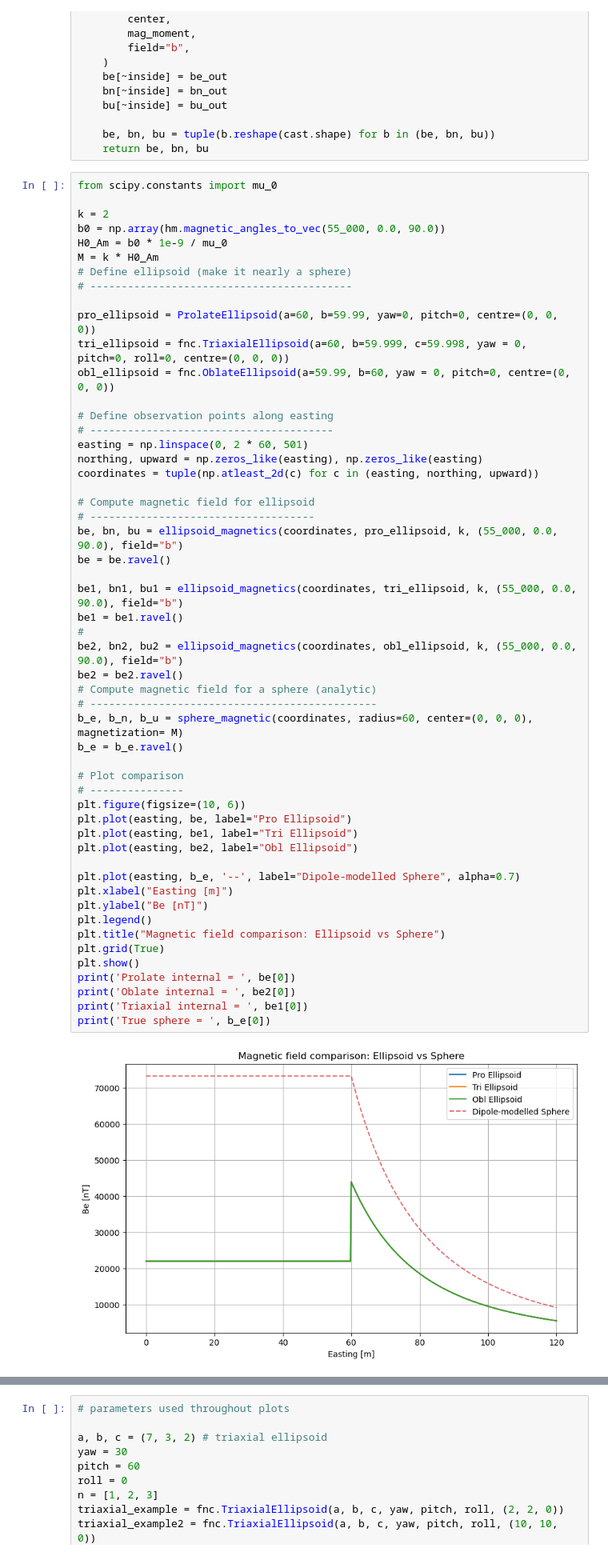
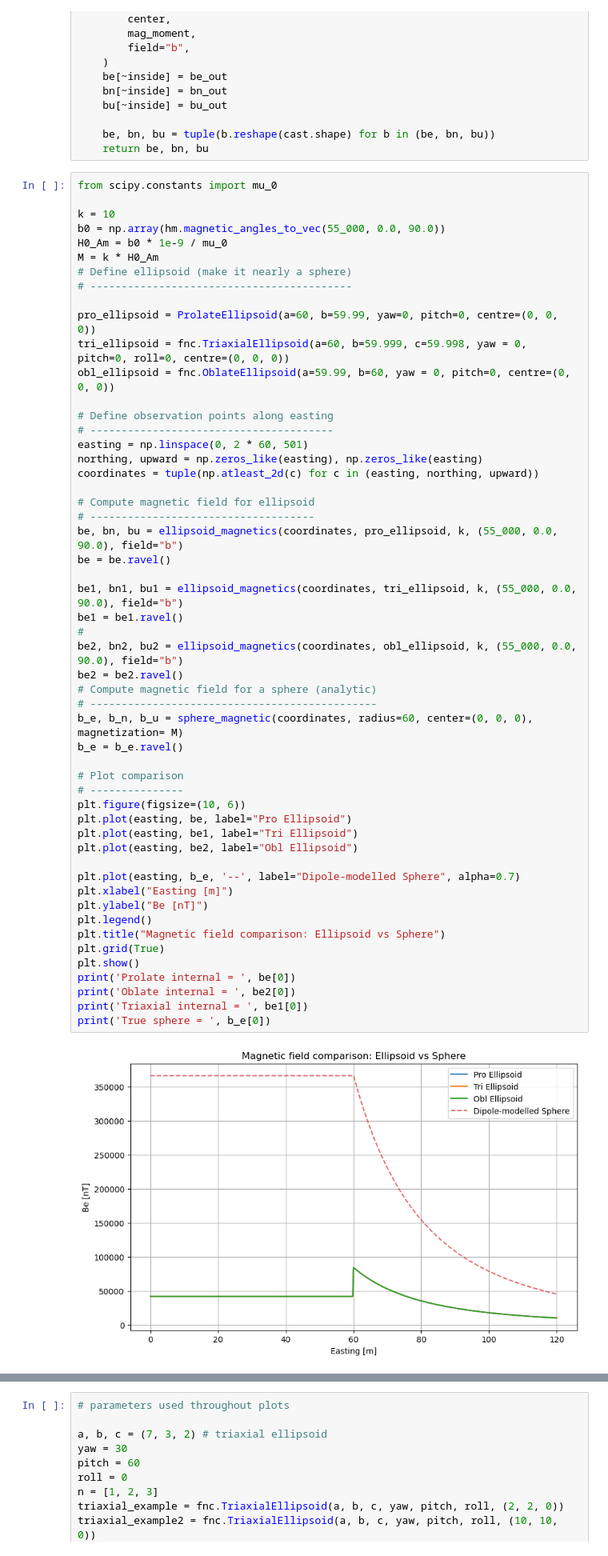
Before and after one commit to ubcgif/2025-baker-ellipsoids, a Jupyter notebook: notebooks/Example_Plots.ipynb, the cells around one changed output, grey strips where cells are left out. Shown at 80% size. Cells and saved outputs as stored; diff of their text form.

```diff
--- a/notebooks/Example_Plots.ipynb
+++ b/notebooks/Example_Plots.ipynb
@@ -84,7 +84,7 @@ def sphere_magnetic(coordinates, radius, center, magnetization):
 # %%
 from scipy.constants import mu_0
 
-k = 2
+k = 10
 b0 = np.array(hm.magnetic_angles_to_vec(55_000, 0.0, 90.0))
 H0_Am = b0 * 1e-9 / mu_0
 M = k * H0_Am
@@ -108,31 +108,31 @@ be = be.ravel()
 
 be1, bn1, bu1 = ellipsoid_magnetics(coordinates, tri_ellipsoid, k, (55_000, 0.0, 90.0), field="b")
 be1 = be1.ravel()
 #
 be2, bn2, bu2 = ellipsoid_magnetics(coordinates, obl_ellipsoid, k, (55_000, 0.0, 90.0), field="b")
 be2 = be2.ravel()
 # Compute magnetic field for a sphere (analytic)
 # ----------------------------------------------
 b_e, b_n, b_u = sphere_magnetic(coordinates, radius=60, center=(0, 0, 0), magnetization= M)
 b_e = b_e.ravel()
 
 # Plot comparison
 # ---------------
 plt.figure(figsize=(10, 6))
 plt.plot(easting, be, label="Pro Ellipsoid")
 plt.plot(easting, be1, label="Tri Ellipsoid")
 plt.plot(easting, be2, label="Obl Ellipsoid")
 
 plt.plot(easting, b_e, '--', label="Dipole-modelled Sphere", alpha=0.7)
 plt.xlabel("Easting [m]")
 plt.ylabel("Be [nT]")
 plt.legend()
 plt.title("Magnetic field comparison: Ellipsoid vs Sphere")
 plt.grid(True)
 plt.show()
 print('Prolate internal = ', be[0])
 print('Oblate internal = ', be2[0])
 print('Triaxial internal = ', be1[0])
 print('True sphere = ', b_e[0])
 # %% [output]
-[figure, old version]
+[figure, new version]
```
Also changed, not shown: parts of 5 cells of this notebook, 4 other files.
